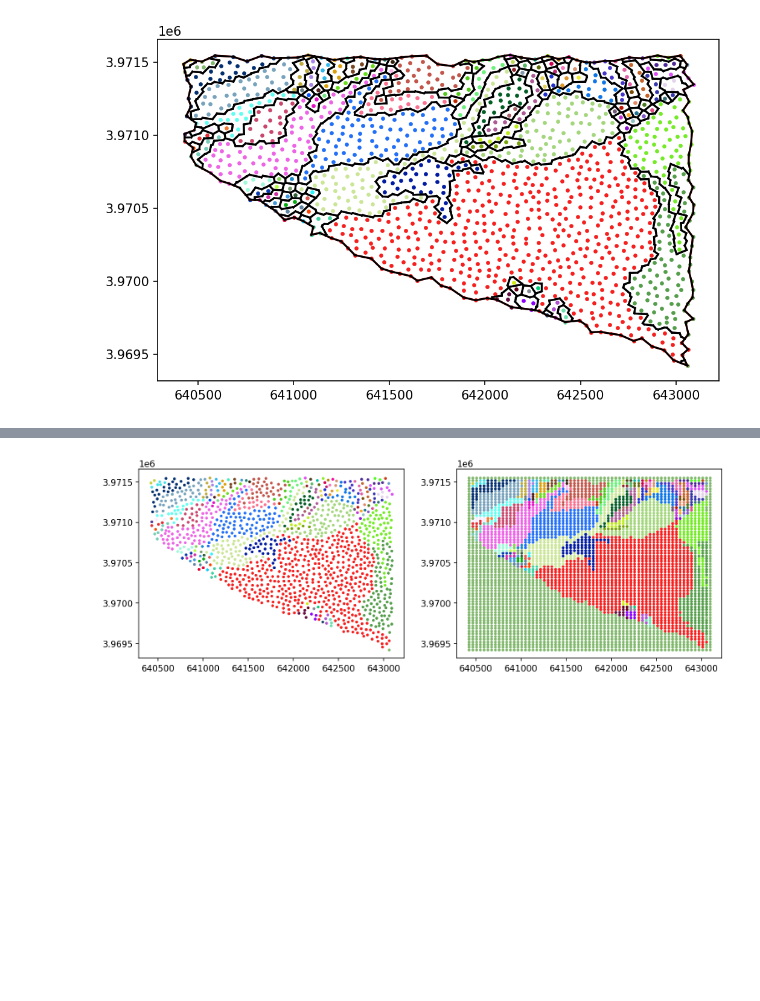
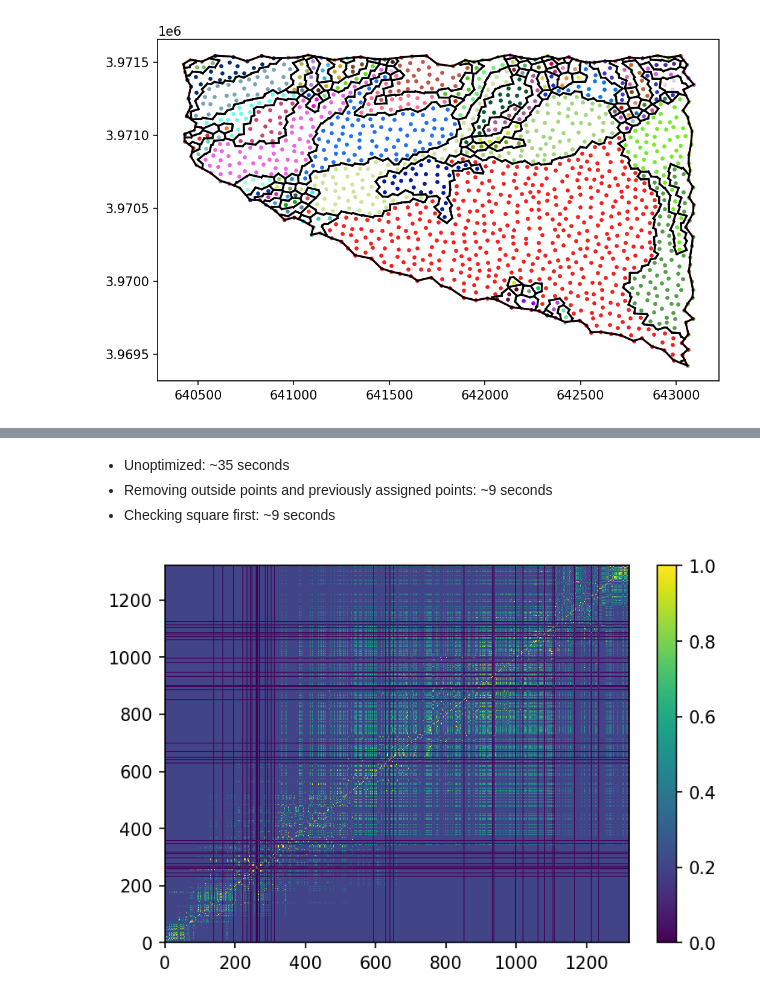
Before and after one commit to Jfeatherstone/CommunityDetectionVis, a Jupyter notebook: CommunityWise.ipynb, the cells around one changed output, grey strips where cells are left out. Drawn from its saved outputs; the diff is of its cells as text; code cells hidden in the pictures; blank space fills up the shorter version.

Commit message:
Implemented consensus clustering method (with good results)

```diff
--- a/CommunityWise.ipynb
+++ b/CommunityWise.ipynb
@@ -130,11 +126,30 @@ plt.show()
-# %%
-fig, ax = plt.subplots(1, 2, figsize=(12, 4))
-
-# Plot the points
-visual.drawPoints(ax[0], points, communities, randomColors, s=5)
-visual.drawPoints(ax[1], uniformGridPoints, uniformCommunities, randomColors, s=5)
-
-plt.savefig('images/continuum_transform.png')
-plt.show()
-# %% [output]
-[figure, removed]
+# %% [markdown]
+- Unoptimized: ~35 seconds
+- Removing outside points and previously assigned points: ~9 seconds
+- Checking square first: ~9 seconds
+# %%
+def calculateConsensusMatrix(communityAssignments):
+    # Mostly just for testing, so I can use a single community detection
+    if len(np.shape(communityAssignments)) == 1:
+        communityAssignments = [communityAssignments]
+
+    numPoints = len(communityAssignments[0])
+    consensusMatrix = np.zeros([numPoints, numPoints])
+
+    # Iterate over every detection
+    # Quite inefficient, but very simple at least
+    for i in range(len(communityAssignments)):
+        for j in range(numPoints):
+            for k in range(numPoints):
+                consensusMatrix[j,k] += int(communityAssignments[i][j] == communityAssignments[i][k])
+
+
+    return consensusMatrix/len(communityAssignments)
+# %%
+consensusMatrix = calculateConsensusMatrix(communityArr[0:5])
+
+plt.pcolor(consensusMatrix)
+plt.colorbar()
+plt.show()
+# %% [output]
+[figure, added]
```
Also changed, not shown: parts of 4 cells of this notebook, 13 other files.
